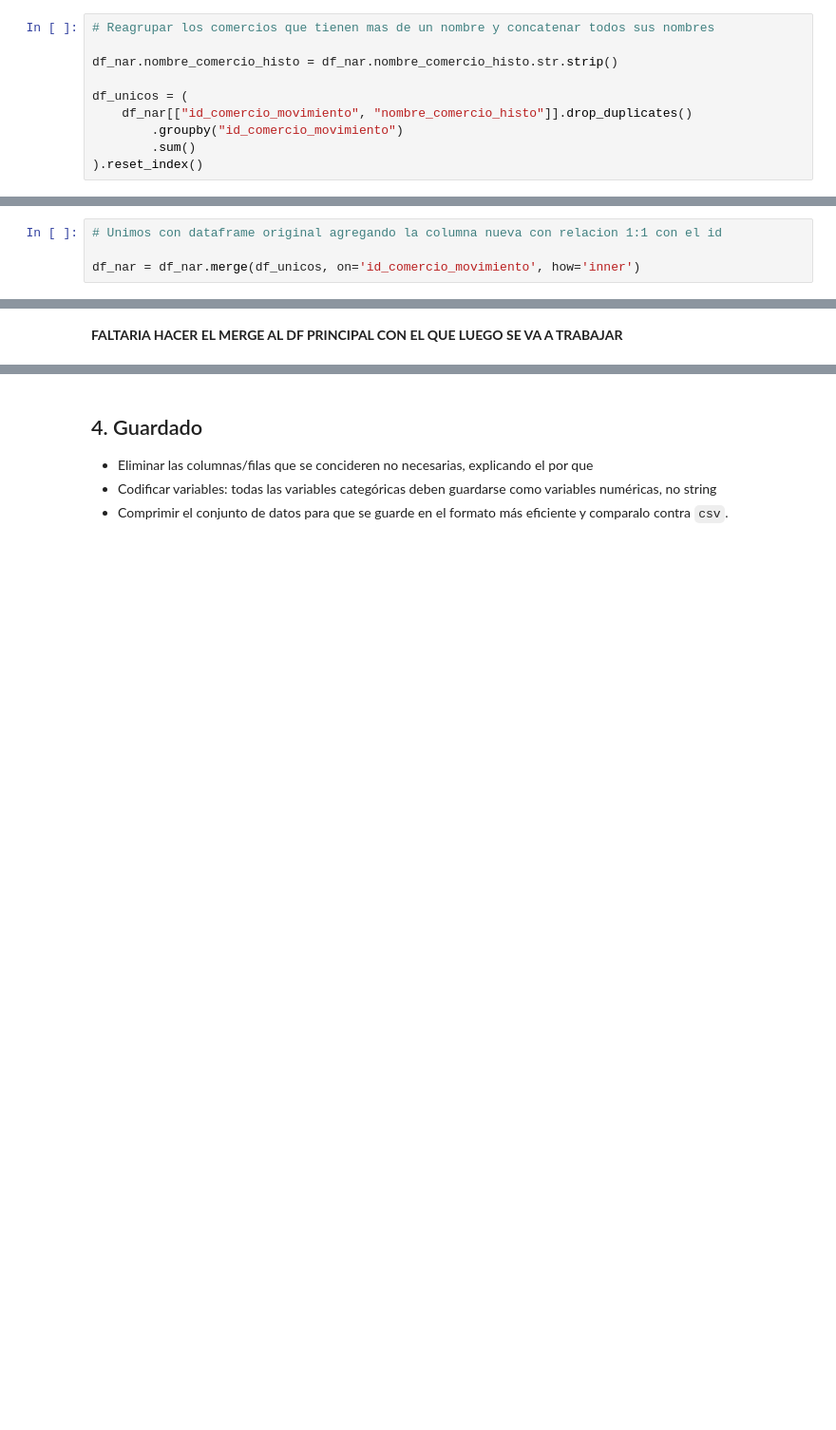
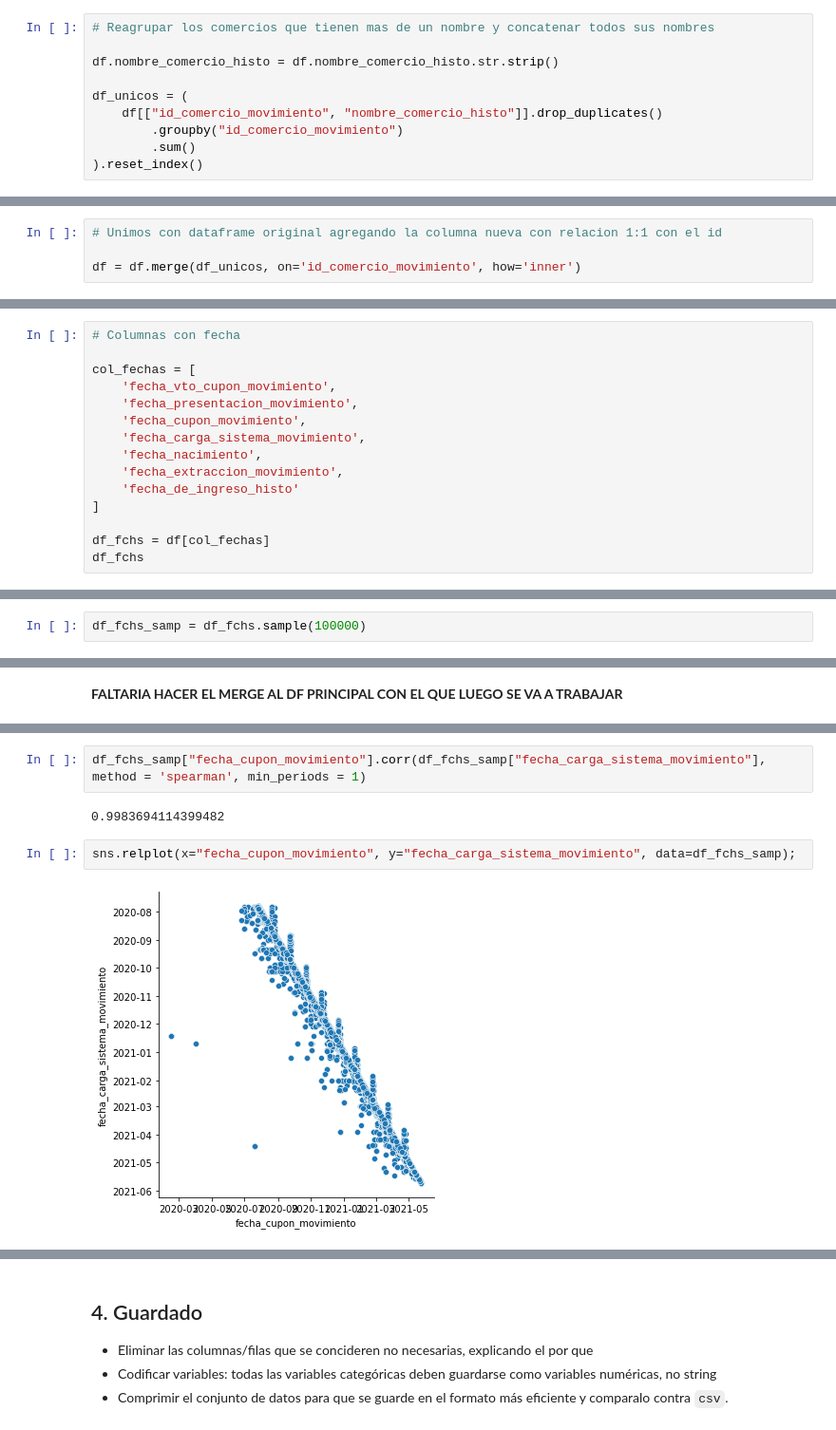
Before and after one commit to JIBarrionuevoGaltier/DiploDatos_2021_Mentoria_Grupo_2, a Jupyter notebook: notebooks_tp2/Trabajo Práctico 2.ipynb, the cells around one changed output, grey strips where cells are left out. Shown at 95% size. Saved outputs shown, nothing was run; the diff lists cells and outputs as text; blank space fills up the shorter version.

Commit message:
fechas, caracteres esp sin terminar

```diff
--- a/notebooks_tp2/Trabajo Práctico 2.ipynb
+++ b/notebooks_tp2/Trabajo Práctico 2.ipynb
@@ -164,10 +133,10 @@ df[df['nombre_comercio_histo'].str.contains('TARJETA NARANJA SUBTE')] \
 # %%
 # Reagrupar los comercios que tienen mas de un nombre y concatenar todos sus nombres
 
-df_nar.nombre_comercio_histo = df_nar.nombre_comercio_histo.str.strip()
+df.nombre_comercio_histo = df.nombre_comercio_histo.str.strip()
 
 df_unicos = (
-    df_nar[["id_comercio_movimiento", "nombre_comercio_histo"]].drop_duplicates()
+    df[["id_comercio_movimiento", "nombre_comercio_histo"]].drop_duplicates()
         .groupby("id_comercio_movimiento")
         .sum()
 ).reset_index()
@@ -191,7 +160,7 @@ df_unicos
 # %%
 # Unimos con dataframe original agregando la columna nueva con relacion 1:1 con el id
 
-df_nar = df_nar.merge(df_unicos, on='id_comercio_movimiento', how='inner')
+df = df.merge(df_unicos, on='id_comercio_movimiento', how='inner')
 # %%
 # Relacion 1:1 entre id_comercio_movimiento y la columna nueva con los nombres concatenados
 
@@ -290,0 +249,15 @@ En el dataset original la columna de codigo postal viene en formato float64. Con
+# %%
+# Columnas con fecha
+
+col_fechas = [
+    'fecha_vto_cupon_movimiento',
+    'fecha_presentacion_movimiento',
+    'fecha_cupon_movimiento',
+    'fecha_carga_sistema_movimiento',
+    'fecha_nacimiento',
+    'fecha_extraccion_movimiento',
+    'fecha_de_ingreso_histo'
+]
+
+df_fchs = df[col_fechas]
+df_fchs
@@ -290,0 +280,2 @@ En el dataset original la columna de codigo postal viene en formato float64. Con
+# %%
+df_fchs_samp = df_fchs.sample(100000)
@@ -569,0 +719,8 @@ SyntaxError: invalid syntax (<ipython-input-34-f108e20b7d75>, line 1)
+# %%
+df_fchs_samp["fecha_cupon_movimiento"].corr(df_fchs_samp["fecha_carga_sistema_movimiento"], method = 'spearman', min_periods = 1)
+# %% [output]
+0.9983694114399482
+# %%
+sns.relplot(x="fecha_cupon_movimiento", y="fecha_carga_sistema_movimiento", data=df_fchs_samp);
+# %% [output]
+[figure, added]
```
Also changed, not shown: parts of 42 cells of this notebook.
